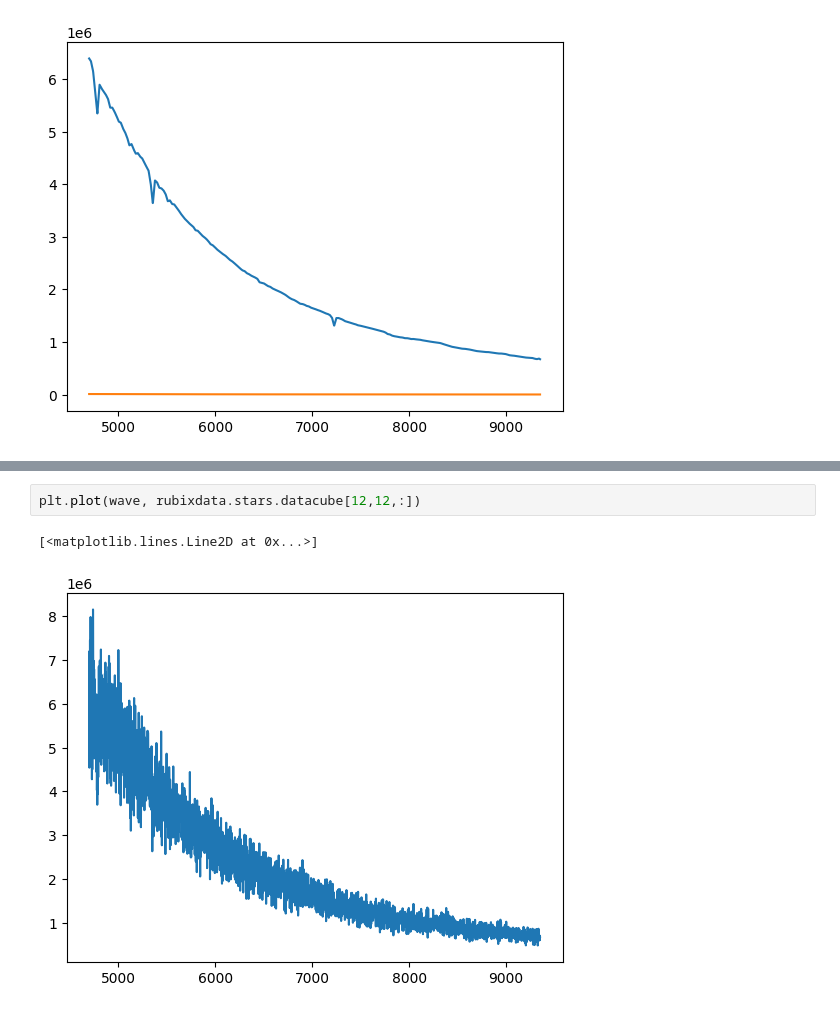
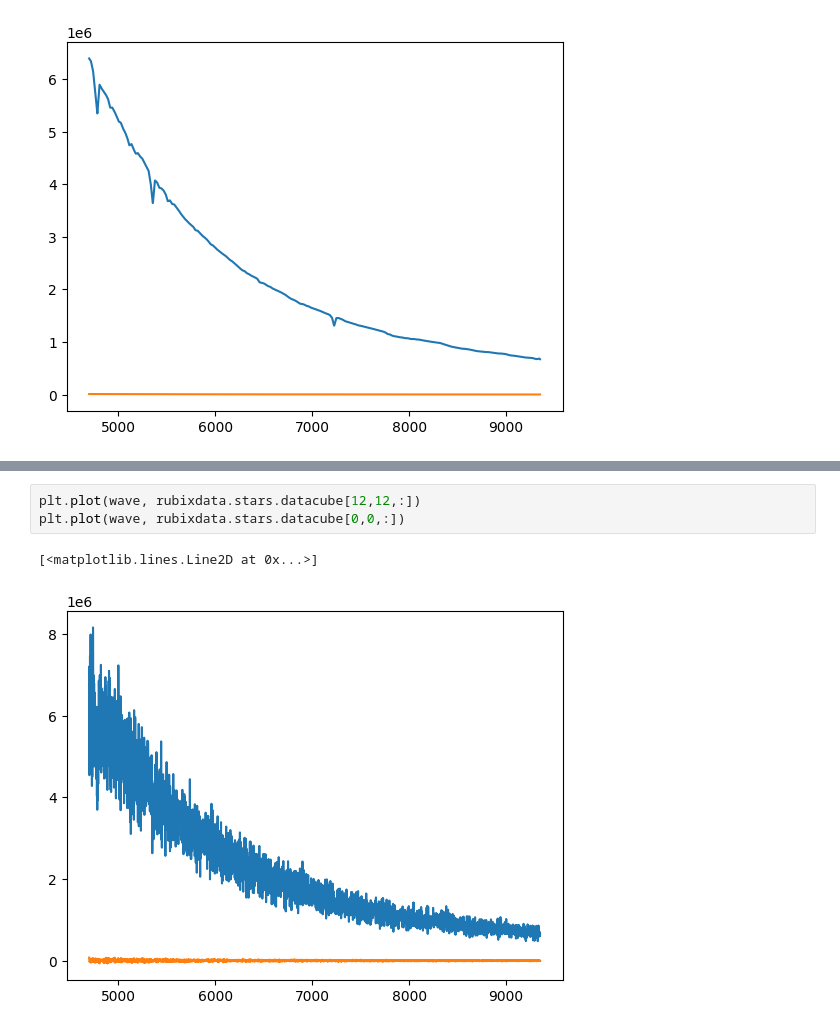
Before and after one commit to ufuk-cakir/rubix, a Jupyter notebook: notebooks/rubix_pipeline.ipynb, the cells around one changed output, grey strips where cells are left out. Cells and saved outputs as stored; diff of their text form.

```diff
--- a/notebooks/rubix_pipeline.ipynb
+++ b/notebooks/rubix_pipeline.ipynb
@@ -370,6 +363,7 @@ plt.imshow(img, origin="lower")
 [figure]
 # %%
 plt.plot(wave, rubixdata.stars.datacube[12,12,:])
+plt.plot(wave, rubixdata.stars.datacube[0,0,:])
 # %% [output]
 [<matplotlib.lines.Line2D at 0x...>]
-[figure, old version]
+[figure, new version]
```
Also changed, not shown: parts of 9 cells of this notebook, 2 other files.
